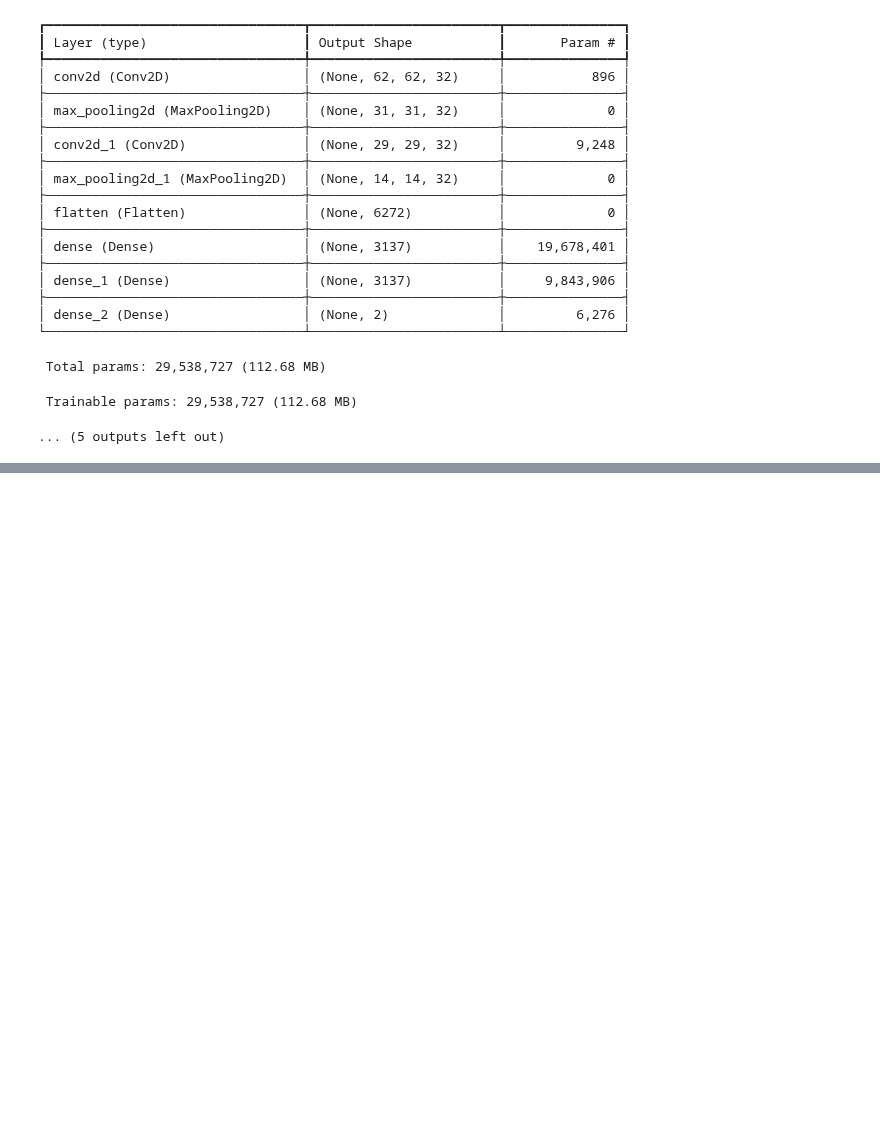
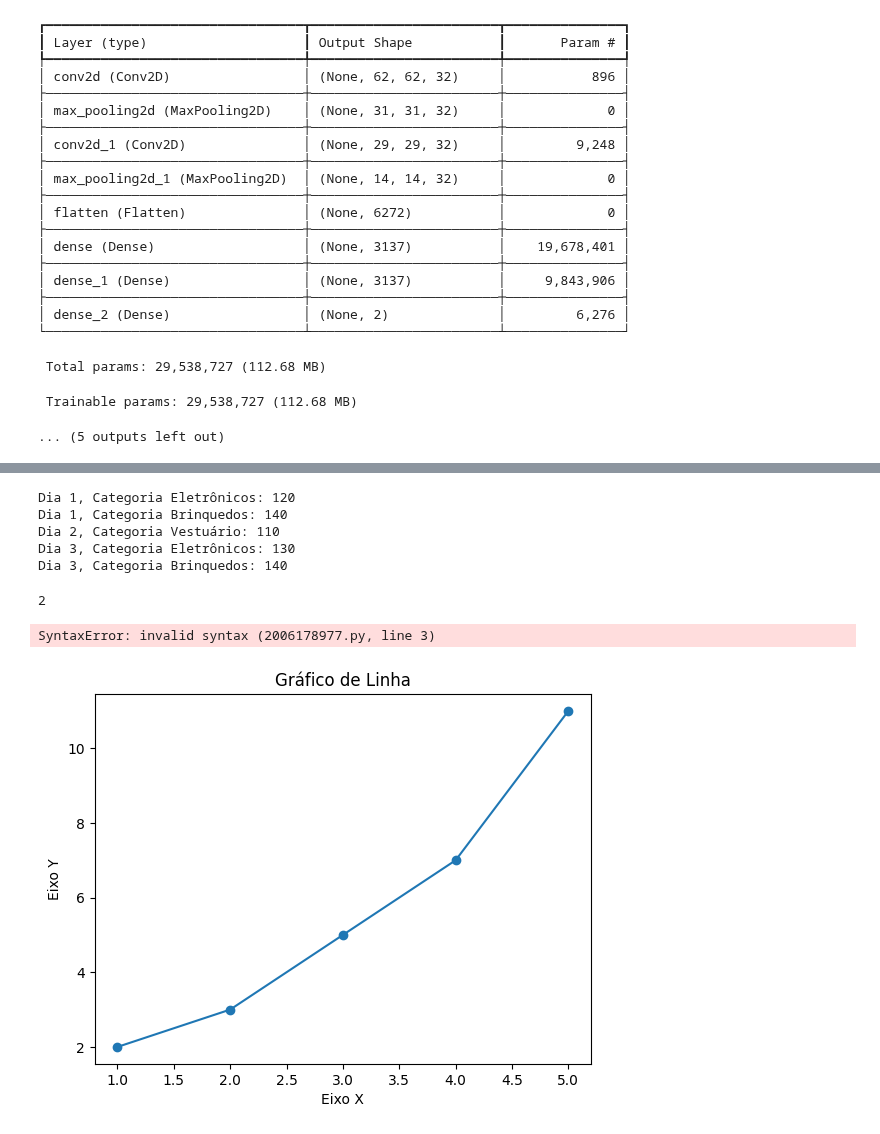
Before and after one commit to eltongaspar/python, a Jupyter notebook: #valid.ipynb, the cells around one changed output, grey strips where cells are left out. Drawn from its saved outputs; the diff is of its cells as text; code cells hidden in the pictures; blank space fills up the shorter version.

```diff
--- a/#valid.ipynb
+++ b/#valid.ipynb
@@ -419,0 +475,72 @@ Model: "sequential"
+# %%
+vendas = [[120, 90, 140], [80, 110, 90], [130, 100, 140]]
+
+categorias = {0: 'Eletrônicos', 1: 'Vestuário', 2: 'Brinquedos'}
+
+for i, dia in enumerate(vendas):
+
+    for j, categoria in enumerate(dia):
+
+        if categoria > 100:
+
+            print(f"Dia {i+1}, Categoria {categorias[j]}: {categoria}")
+# %% [output]
+Dia 1, Categoria Eletrônicos: 120
+Dia 1, Categoria Brinquedos: 140
+Dia 2, Categoria Vestuário: 110
+Dia 3, Categoria Eletrônicos: 130
+Dia 3, Categoria Brinquedos: 140
+# %%
+mensagens = ["Olá", "Novidades", "", "Promoção"]
+
+i = 0
+
+while i < len(mensagens):
+
+    if not mensagens[i]:
+
+        break
+
+    i += 1
+
+print(i)
+# %% [output]
+2
+# %%
+import csv
+
+def processar_vendas(csv_filename, log_filename):
+    vendas = {}
+    with open(csv_filename, 'r') as file:
+        reader = csv.DictReader(file)
+        for row in reader:
+            if row['Produto'] and row['Vendas']:
+                vendas[row['Produto']] = vendas.get(row['Produto'], 0) + float(row['Vendas'])
+            else:
+                with open(log_filename, 'a') as log:
+                    log.write(f'Linha corrompida: {row}\n')
+    return vendas
+# %% [output]
+SyntaxError: invalid syntax (2006178977.py, line 3)
+# %%
+import matplotlib.pyplot as plt
+
+# Dados
+
+x = [1, 2, 3, 4, 5]
+
+y = [2, 3, 5, 7, 11]
+
+# Criando o gráfico
+
+plt.plot(x, y, marker='o')
+
+plt.title("Gráfico de Linha")
+
+plt.xlabel("Eixo X")
+
+plt.ylabel("Eixo Y")
+
+plt.show()
+# %% [output]
+[figure, added]
```
Also changed, not shown: parts of 2 cells of this notebook.
